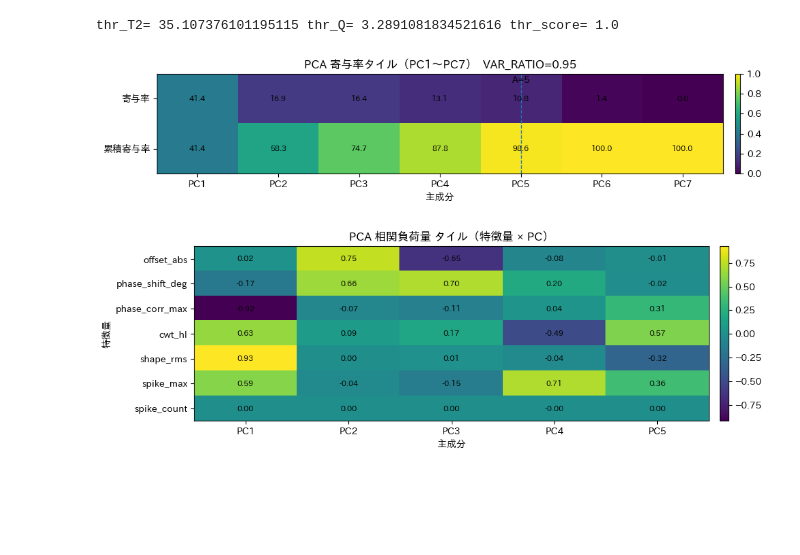
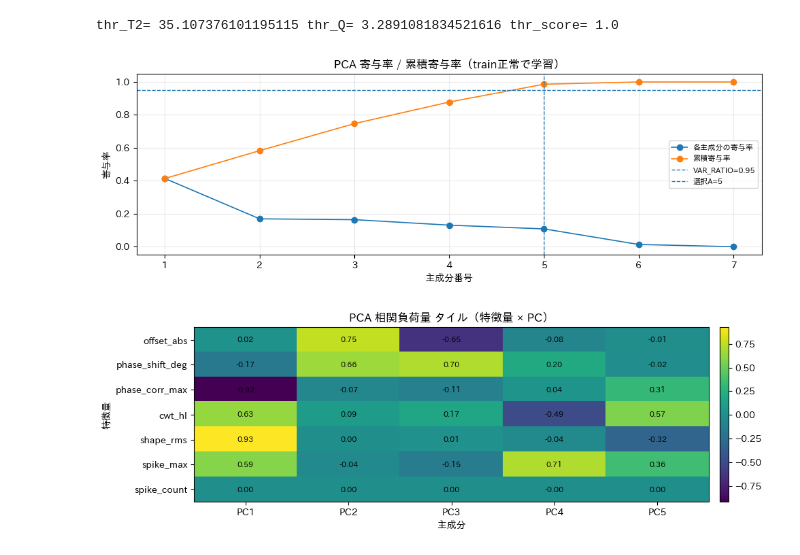
Before and after one commit to pal20010116/mystudy_alibi, a Jupyter notebook: notebooks/ドリフト検出/note用/周期的波形の特徴量の算出_不等間隔/test_5_ビン化+特徴量+MSPC(PCA).ipynb, the cells around one changed output. Saved outputs shown, nothing was run; the diff lists cells and outputs as text; code cells hidden in the pictures; blank space fills up the shorter version.

```diff
--- a/notebooks/ドリフト検出/note用/周期的波形の特徴量の算出_不等間隔/test_5_ビン化+特徴量+MSPC(PCA).ipynb
+++ b/notebooks/ドリフト検出/note用/周期的波形の特徴量の算出_不等間隔/test_5_ビン化+特徴量+MSPC(PCA).ipynb
@@ -2218,21 +2218,22 @@ label_to_color_te = make_label_style(df_te["label"].to_numpy())
 # %%
 # ============================================================
 # 4-1) PCA 寄与率（explained variance ratio）
 # ============================================================
 plt.figure(figsize=(10, 3.6))
 x = np.arange(1, len(pca_full.explained_variance_ratio_) + 1)
 plt.plot(x, pca_full.explained_variance_ratio_, marker="o", linewidth=1.2, label="各主成分の寄与率")
 plt.plot(x, np.cumsum(pca_full.explained_variance_ratio_), marker="o", linewidth=1.2, label="累積寄与率")
 plt.axhline(VAR_RATIO, linestyle="--", linewidth=1.0, label=f"VAR_RATIO={VAR_RATIO}")
-plt.axvline(A, linestyle="--", linewidth=1.0, label=f"選択A={A}") plt.xlabel("主成分番号")
+plt.axvline(A, linestyle="--", linewidth=1.0, label=f"選択A={A}")
+plt.xlabel("主成分番号")
 plt.ylabel("寄与率")
 plt.title("PCA 寄与率 / 累積寄与率（train正常で学習）")
 plt.grid(True, alpha=0.25)
 plt.legend(loc="best", fontsize=8)
 plt.tight_layout()
 plt.show()
 # %% [output]
-[figure, old version]
+[figure, new version]
 # %%
 # ============================================================
 # 4-2) PCA 負荷量（正しい定義で描く）
```
Also changed, not shown: 1 other file.
